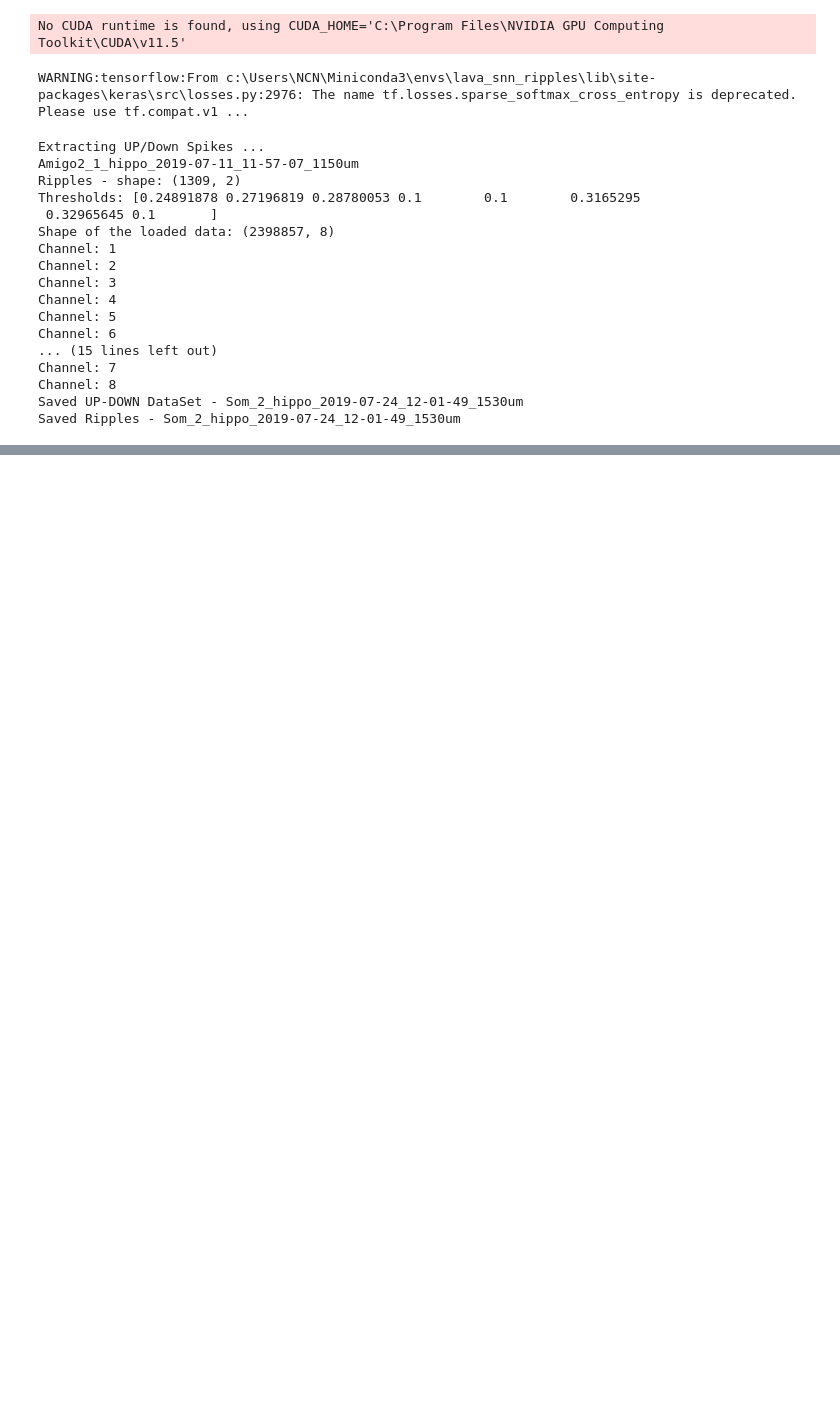
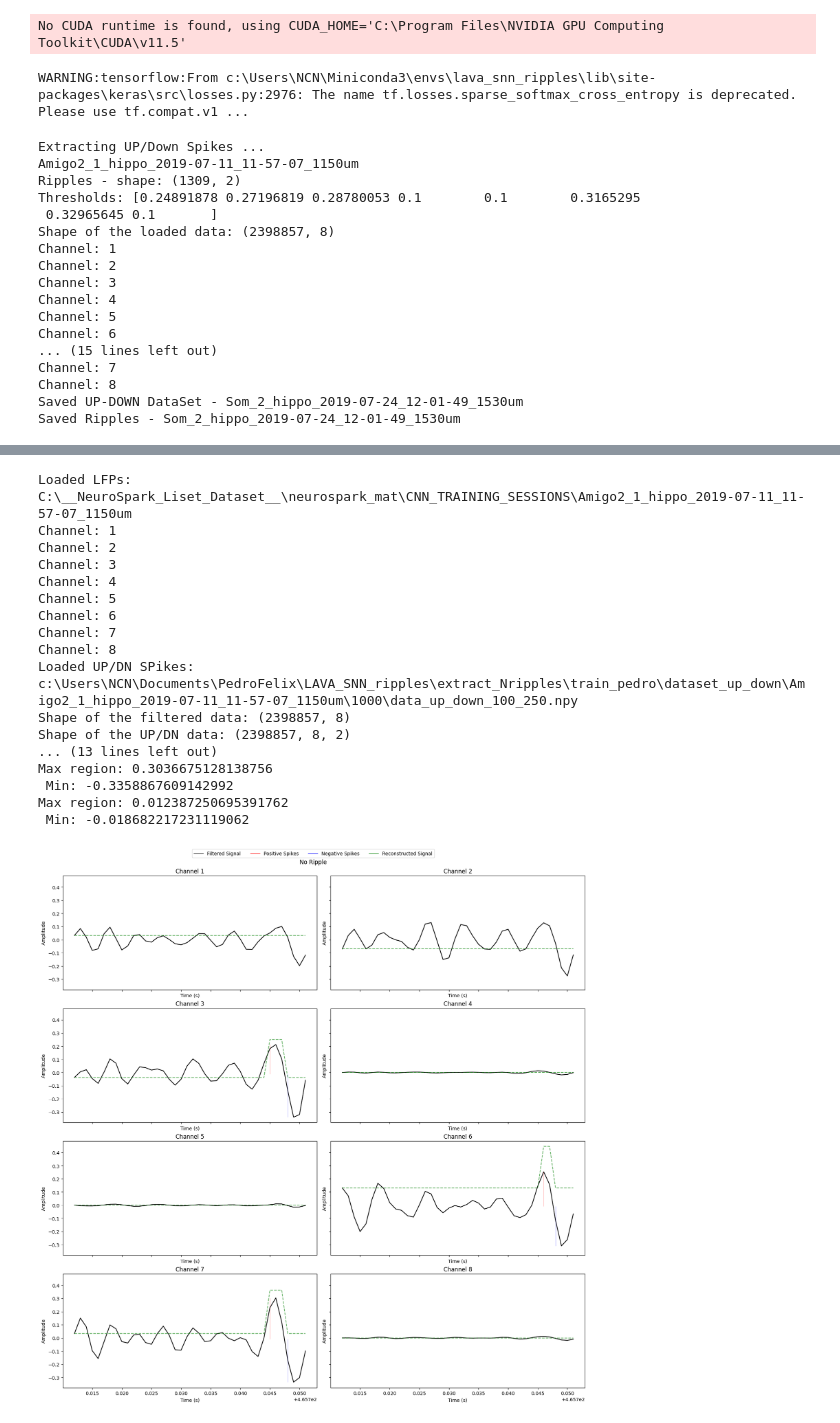
Before and after one commit to pedrofurrix/LAVA_SNN_ripples, a Jupyter notebook: extract_Nripples/visualize_dataset.ipynb, the cells around one changed output, grey strips where cells are left out. Drawn from its saved outputs; the diff is of its cells as text; code cells hidden in the pictures; blank space fills up the shorter version.

```diff
--- a/extract_Nripples/visualize_dataset.ipynb
+++ b/extract_Nripples/visualize_dataset.ipynb
@@ -46,3 +84,24 @@ plot_channels(channels=[0,1,2,3,4,5,6,7],id=1,ripple=1,diff_plots=False,downsamp
+# %%
+plot_channels(channels=[0,1,2,3,4,5,6,7],id=0,ripple=False,diff_plots=False,downsampled_fs=downsampled_fs,)
+# %% [output]
+Loaded LFPs: C:\__NeuroSpark_Liset_Dataset__\neurospark_mat\CNN_TRAINING_SESSIONS\Amigo2_1_hippo_2019-07-11_11-57-07_1150um
+Channel: 1
+Channel: 2
+Channel: 3
+Channel: 4
+Channel: 5
+Channel: 6
+Channel: 7
+Channel: 8
+Loaded UP/DN SPikes: c:\Users\NCN\Documents\PedroFelix\LAVA_SNN_ripples\extract_Nripples\train_pedro\dataset_up_down\Amigo2_1_hippo_2019-07-11_11-57-07_1150um\1000\data_up_down_100_250.npy
+Shape of the filtered data: (2398857, 8)
+Shape of the UP/DN data: (2398857, 8, 2)
+... (13 lines left out)
+Max region: 0.3036675128138756
+ Min: -0.3358867609142992
+Max region: 0.012387250695391762
+ Min: -0.018682217231119062
+[figure, added]
 # %%
 spikified_chunks,filtered_chunks=make_up_down(save=False)
 # %%
```
Also changed, not shown: parts of 4 cells of this notebook, 5 other files.
